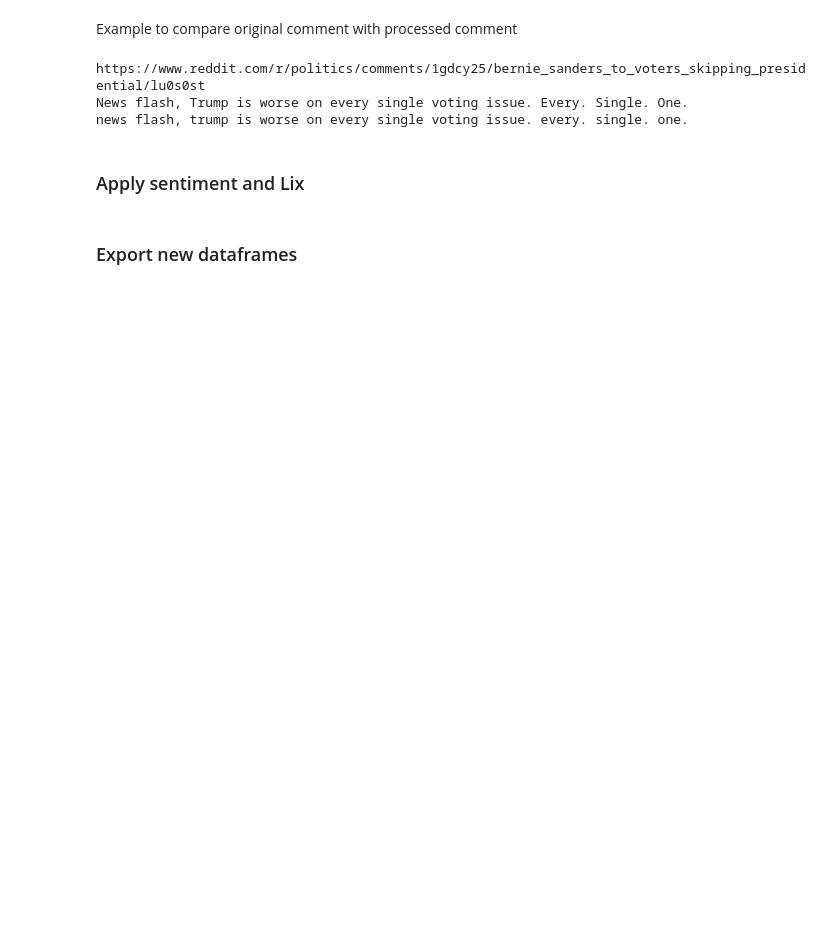
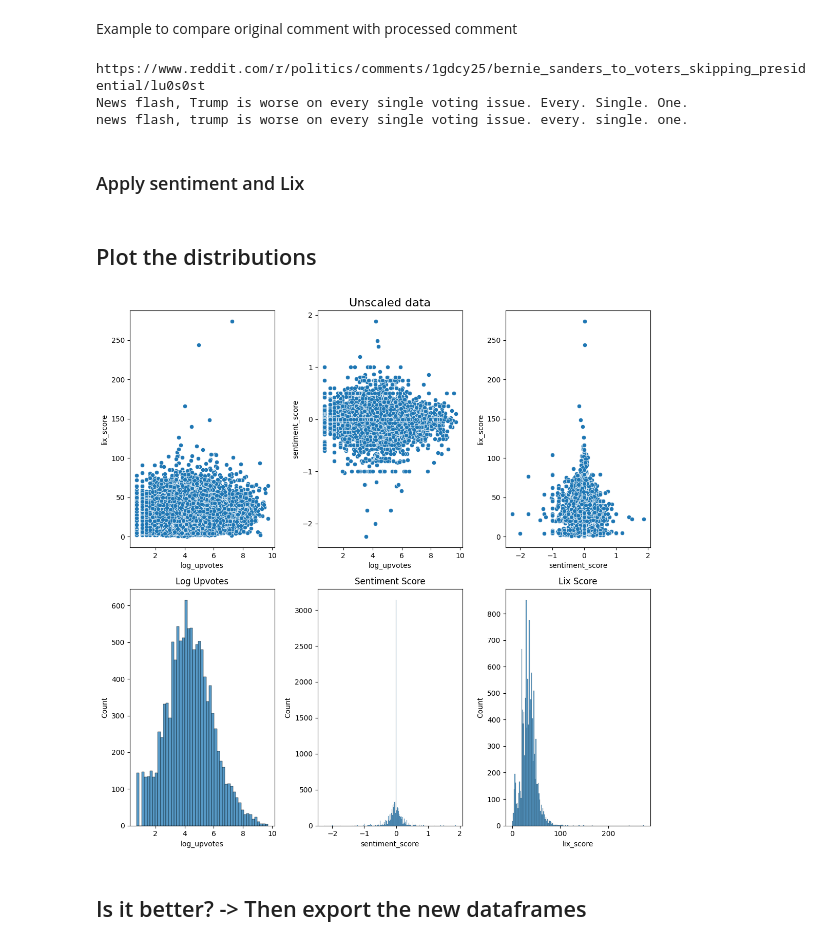
Before and after one commit to danielries/comptoolsproject, a Jupyter notebook: data_processing.ipynb, the cells around one changed output. Drawn from its saved outputs; the diff is of its cells as text; code cells hidden in the pictures; blank space fills up the shorter version.

```diff
--- a/data_processing.ipynb
+++ b/data_processing.ipynb
@@ -107,7 +110,32 @@ df_combined['lix_score'] = df_combined['comment_processed'].apply(lix_calc_used)
 
 # Apply function "calculate_sentiment"
 df_combined['sentiment_score'] = df_combined['comment_processed'].apply(calculate_sentiment)
-# %% [markdown]
-### Export new dataframes
+# %% [markdown]
+Plot the distributions
+---
+# %%
+dt = df_combined.copy()
+dt['log_upvotes'] = dt['upvotes'].apply(lambda x: np.log(x))
+
+fig, axes = plt.subplots(2, 3, figsize=(11, 11))
+cols = ['log_upvotes', 'lix_score', 'sentiment_score']
+df_clean = dt[cols]
+
+axes[0, 1].set_title('Unscaled data', fontsize=16)
+sns.scatterplot(ax = axes[0, 0], data=df_clean, x="log_upvotes", y="lix_score")
+sns.scatterplot(ax = axes[0, 1], data=df_clean, x="log_upvotes", y="sentiment_score")
+sns.scatterplot(ax = axes[0, 2], data=df_clean, x="sentiment_score", y="lix_score")
+
+sns.histplot(ax = axes[1,0], data=dt, x="log_upvotes").set_title('Log Upvotes')
+sns.histplot(ax = axes[1,1], data=dt, x="sentiment_score").set_title('Sentiment Score')
+sns.histplot(ax = axes[1,2], data=dt, x="lix_score").set_title('Lix Score')
+
+plt.tight_layout()
+plt.show()
+# %% [output]
+[figure, added]
+# %% [markdown]
+Is it better? -> Then export the new dataframes
+---
 # %%
 # Now we export them to CSV
```
Also changed, not shown: parts of 2 cells of this notebook, 1 other file.
